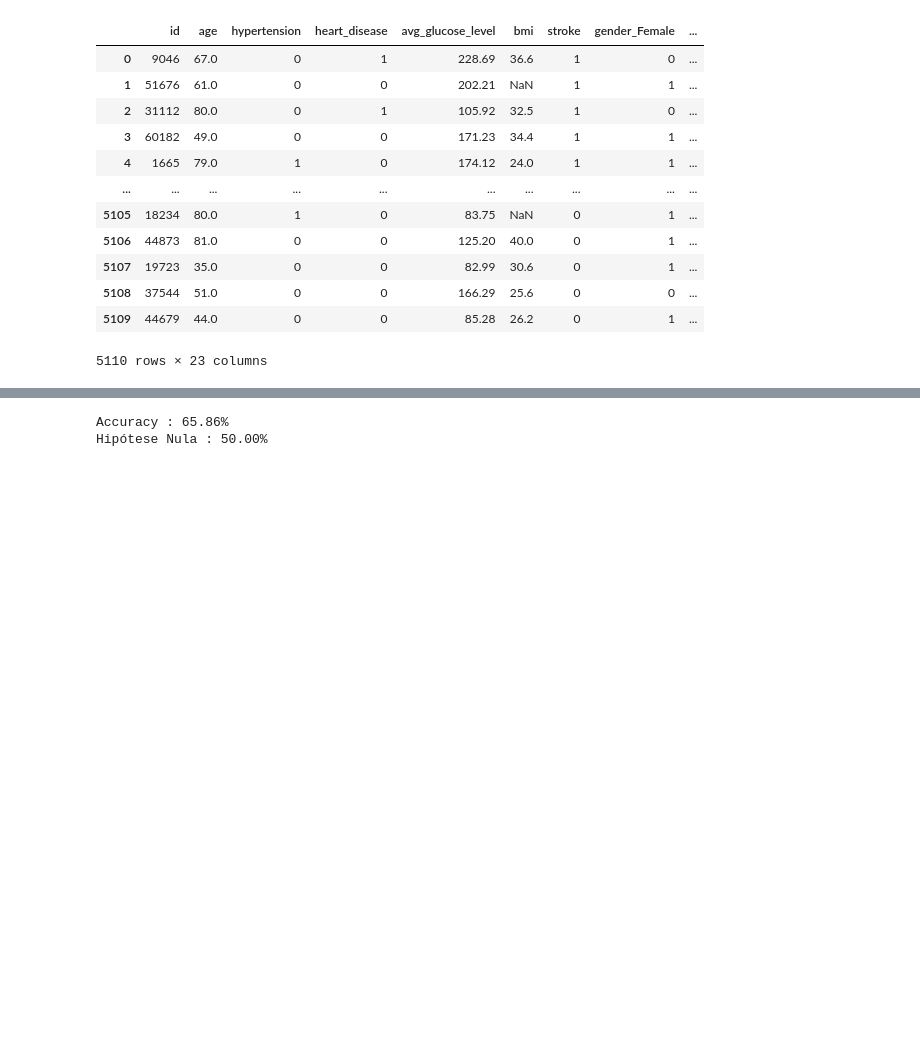
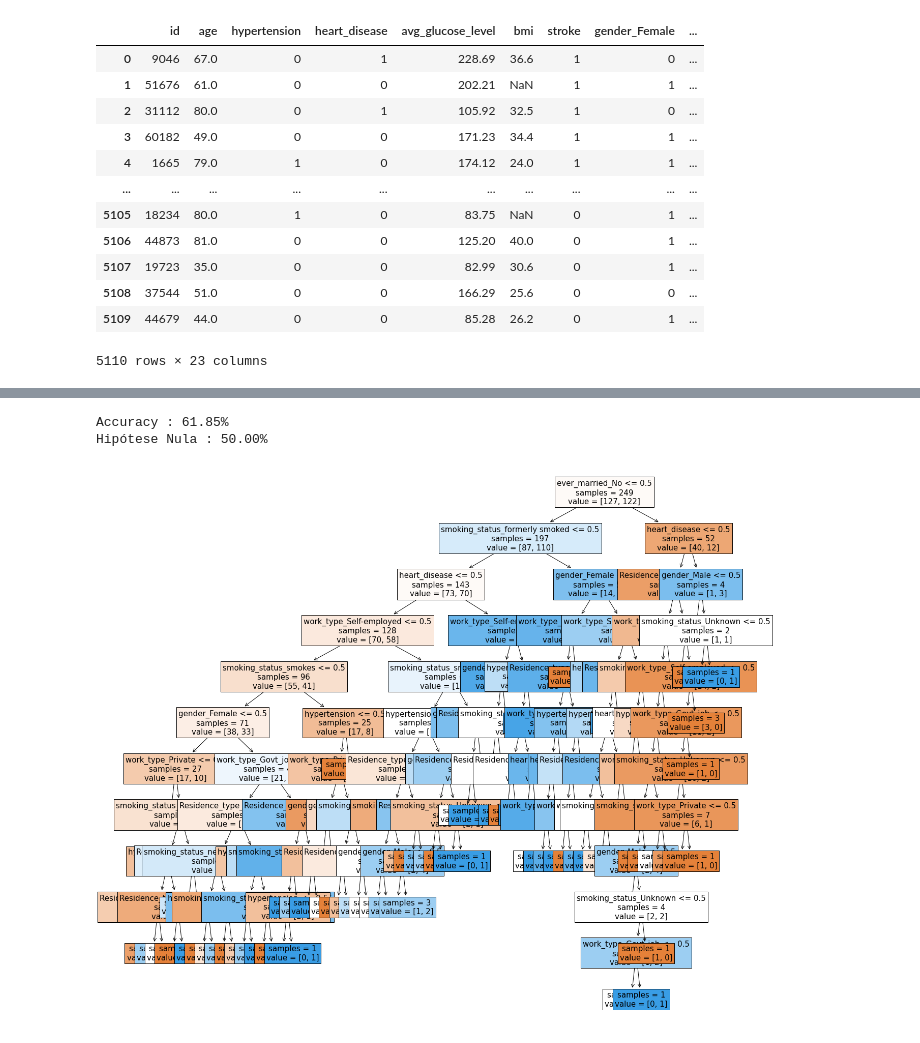
Before and after one commit to alfredjynx/AVC-Sigma, a Jupyter notebook: demo.ipynb, the cells around one changed output, grey strips where cells are left out. Saved outputs shown, nothing was run; the diff lists cells and outputs as text; code cells hidden in the pictures; blank space fills up the shorter version.

```diff
--- a/demo.ipynb
+++ b/demo.ipynb
@@ -296,84 +658,60 @@ Retirada de Colunas que não são possíveis de ser representadas em booleano.
 # %%
-import numpy as np
-import autograd.numpy as np_
-from autograd import grad
-from sklearn.model_selection import train_test_split
-
-# retirada de variáveis não booleanas do DataFrame (variáveis que não possíveis de serem representadas no OneHot Encoding)
-# df = df.drop(columns=['id','age','bmi','avg_glucose_level'])
+import matplotlib.pyplot as plt
+from sklearn.tree import DecisionTreeClassifier
+from sklearn.tree import plot_tree
+from sklearn.metrics import accuracy_score
 
 # df de quem teve AVC
 df_h0_stroke= df_og[df_og['stroke']==1]
 
 # df de quem não teve AVC
 df_no_stroke = df_og[df_og['stroke']==0]
 
 # selecionando mesma quantidade de pessoas que tiveram um AVC
 df_h0_no_stroke = df_no_stroke.iloc[0:249]
 
 # df com mesma proporção de quem teve e quem não teve AVC, para minimizar a hipótese nula
 df_h0 = pd.concat([df_h0_stroke,df_h0_no_stroke])
 
 df = df_h0.drop(columns=['id','avg_glucose_level','bmi','age'])
 df = df.dropna()
 
-# Criação da Matriz de Features - Variáveis relacionadas a saúde, biologia e gênero da pessoa e não a condição de vida do indivíduo
-# df_values = df.drop(columns=['stroke','gender_Female',	'gender_Male',	'gender_Other',	'ever_married_No',	'ever_married_Yes',	'work_type_Govt_job',	'work_type_Never_worked',	'work_type_Private',	'work_type_Self-employed',	'work_type_children',	'Residence_type_Rural',	'Residence_type_Urban'])
-df_values = df.drop(columns=['stroke'])
-x = df_values.to_numpy()
+# Criação do DataFrame de Features
+df_features = df.drop(columns=['stroke'])
+x = df_features.to_numpy()
 x
 
-# Criação da Matriz de Resultados Medidos - Apenas as informações de se a pessoa teve um AVC ou não
+# Criação do DataFrame de Resultados Medidos - Apenas as informações de se a pessoa teve um AVC ou não
 df_stroke = df['stroke']
-df_stroke = df_stroke.replace(0,-1)
-y = df_stroke.to_numpy()
+df_rotulo = df_stroke.replace(0,-1)
+y = df_rotulo.to_numpy()
 y
 
 # Criação de Matrizes de Treinamento e de Teste, para podermos conferir a acurácia do processo de predição
 X_train, X_test, Y_train, Y_test = train_test_split(x, y, train_size=0.5)
 
+# criação da árvore de decisão
+tree = DecisionTreeClassifier(criterion='entropy')
 
-# W - Matriz de Pesos
-w = np.random.randn(x.shape[1],1)
+# Agora, vamos usar o método .fit() para ajustar os parâmetros da árvore:
+tree.fit(X_train, Y_train)
 
-# Viés (Bias) da equação
-b = 0.1
+# Tentando prever os AVCs
+y_pred = tree.predict(X_test)
 
-# Matriz de Features (valores medidos)
-X = X_train.T*1.0
+# Calculando Acurácia
+acc = accuracy_score(y_pred,Y_test)
 
-# Matriz de Resultados Medidos
-Y = Y_train.T*1.0
-
-# Cálculo do Erro - Uma equação de Reta (ax + b = y), mas com matrizes que possuem mais do que dois valores cardeais
-def erro(param):
-    w,b,x,y= param
-    y_ = w.T@x + b
-    return np_.mean((y_-y)**2)
-
-# processo de realização da função de gradiente
-g = grad(erro)
-
-# "Learning Rate" do nosso modelo
-alpha = 0.001
-
-# Épocas - Iterações do Código
-epocas = 10000
-
-# Iteração de for para o aprendizado do modelo
-for _ in range(epocas):
-    g_= g((w,b,X,Y))
-    w -= alpha*g_[0]
-    b -= alpha*g_[1]
-
-# Estimativa de Y (resultado da aproximação linear)
-y_est =  w.T@X_test.T + b
-
-# checando a acurácia do modelo
-acc = accuracy(y_est,Y_test.T)
-
+# Prints
 print(f'Accuracy : {acc*100:.2f}%')
 print(f'Hipótese Nula : {(df_stroke.value_counts().sort_values().max()/df_stroke.shape[0])*100:.2f}%')
+
+
+# Visualização da Árvore de Decisão que foi gerada
+plt.figure( figsize=(20,20) )
+a = plot_tree(tree, feature_names=df_features.columns, fontsize=15,
+              node_ids=False, impurity=False, filled=True)
 # %% [output]
-Accuracy : 65.86%
+Accuracy : 61.85%
 Hipótese Nula : 50.00%
+[figure, added]
```
Also changed, not shown: parts of 17 cells of this notebook, 1 other file.
